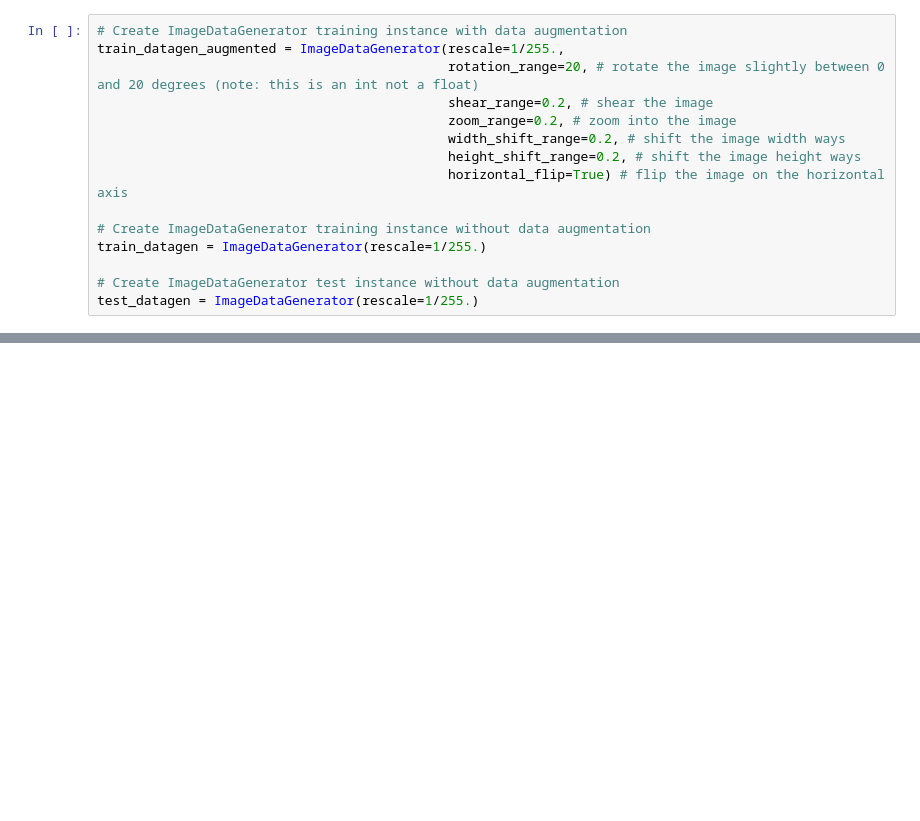
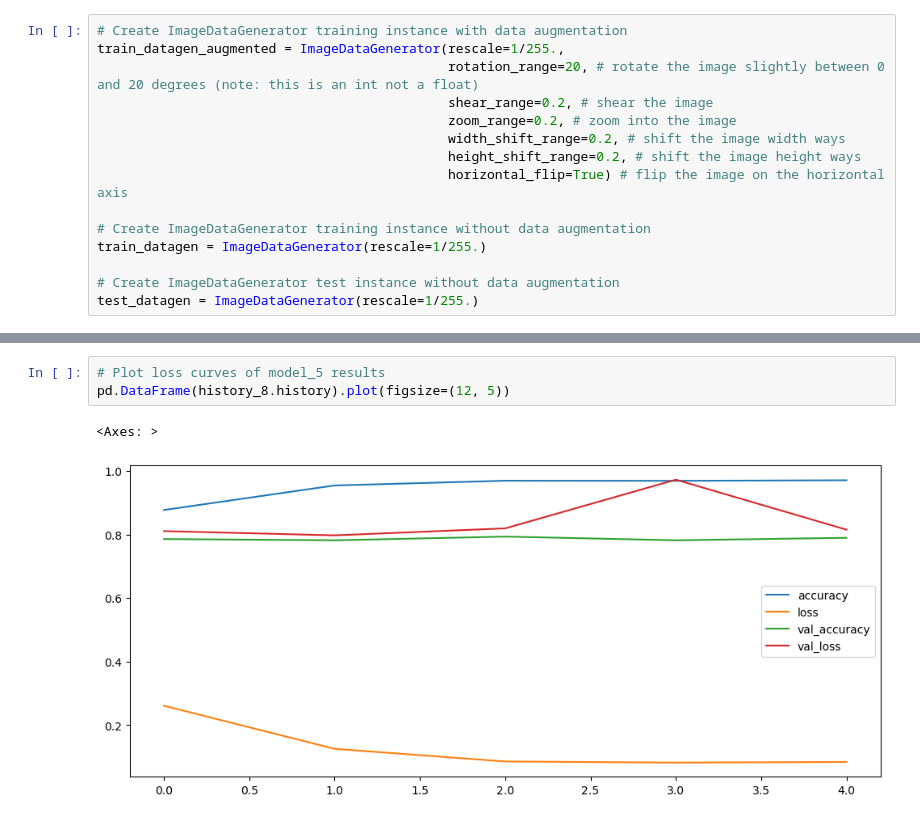
Before and after one commit to Tovi-Rufin-M/AI, a Jupyter notebook: Activity/coral.ipynb, the cells around one changed output, grey strips where cells are left out. Saved outputs shown, nothing was run; the diff lists cells and outputs as text; blank space fills up the shorter version.

```diff
--- a/Activity/coral.ipynb
+++ b/Activity/coral.ipynb
@@ -300,0 +469,6 @@ history_8 = model_8.fit(train_data_augmented_shuffled,
+# %%
+# Plot loss curves of model_5 results
+pd.DataFrame(history_8.history).plot(figsize=(12, 5))
+# %% [output]
+<Axes: >
+[figure, added]
```
Also changed, not shown: parts of 18 cells of this notebook.
